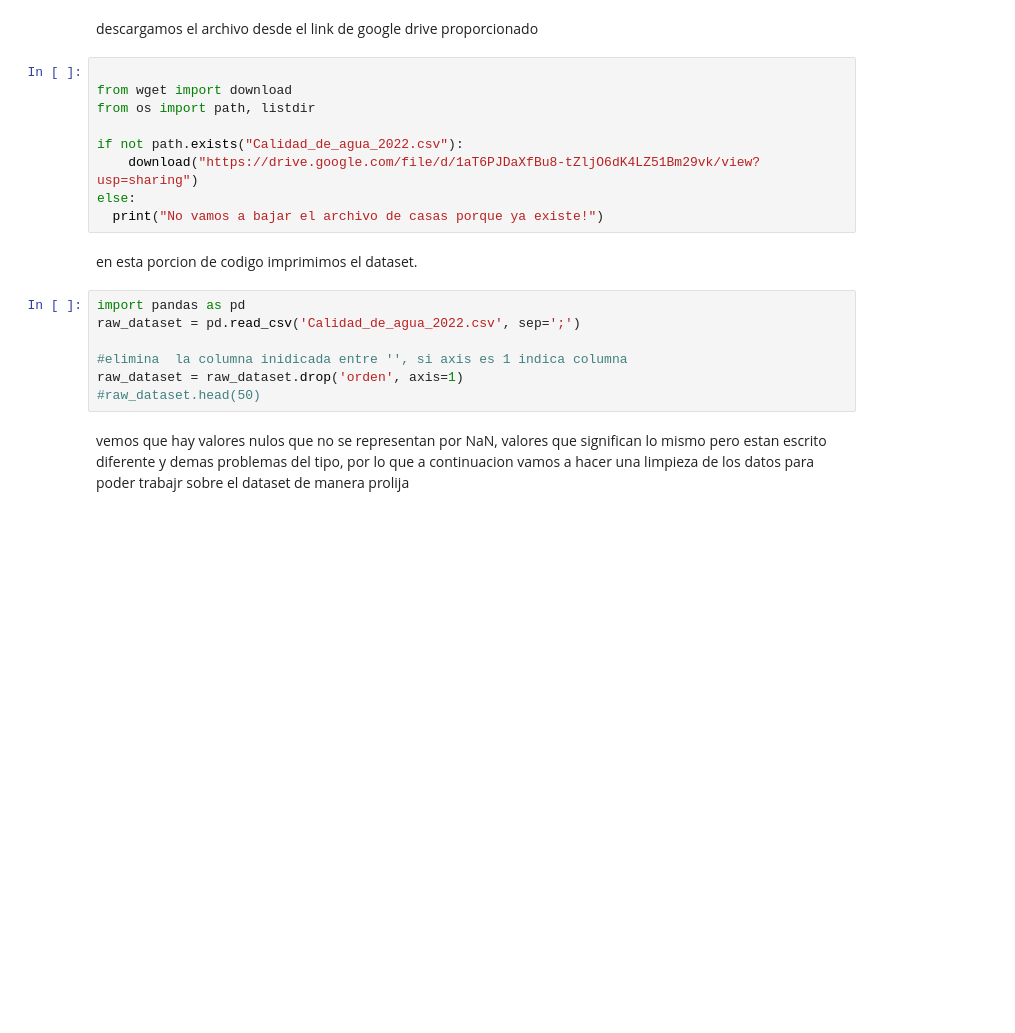
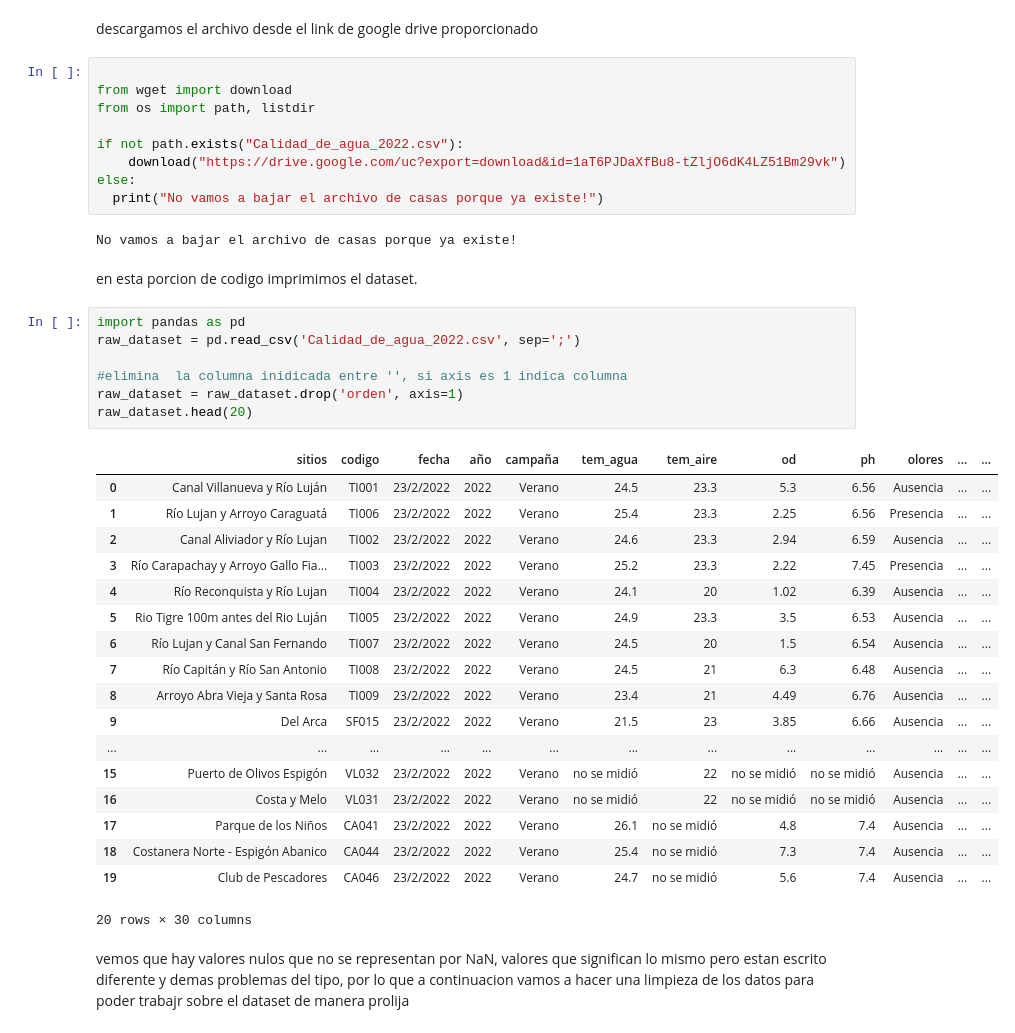
Before and after one commit to joegoicoechea24/TPespecial, a Jupyter notebook: tp.ipynb, the cells around one changed output. Saved outputs shown, nothing was run; the diff lists cells and outputs as text; blank space fills up the shorter version.

```diff
--- a/tp.ipynb
+++ b/tp.ipynb
@@ -6,18 +6,39 @@ from wget import download
 from os import path, listdir
 
 if not path.exists("Calidad_de_agua_2022.csv"):
-    download("https://drive.google.com/file/d/1aT6PJDaXfBu8-tZljO6dK4LZ51Bm29vk/view?usp=sharing")
+    download("https://drive.google.com/uc?export=download&id=1aT6PJDaXfBu8-tZljO6dK4LZ51Bm29vk")
 else:
   print("No vamos a bajar el archivo de casas porque ya existe!")
+# %% [output]
+No vamos a bajar el archivo de casas porque ya existe!
 # %% [markdown]
 en esta porcion de codigo imprimimos el dataset.
 # %%
 import pandas as pd
 raw_dataset = pd.read_csv('Calidad_de_agua_2022.csv', sep=';')
 
 #elimina  la columna inidicada entre '', si axis es 1 indica columna
 raw_dataset = raw_dataset.drop('orden', axis=1)
-#raw_dataset.head(50)
+raw_dataset.head(20)
+# %% [output]
+|  | sitios | codigo | fecha | año | campaña | tem_agua | tem_aire | od | ph | olores | ... | ... |
+| 0 | Canal Villanueva y Río Luján | TI001 | 23/2/2022 | 2022 | Verano | 24.5 | 23.3 | 5.3 | 6.56 | Ausencia | ... | ... |
+| 1 | Río Lujan y Arroyo Caraguatá | TI006 | 23/2/2022 | 2022 | Verano | 25.4 | 23.3 | 2.25 | 6.56 | Presencia | ... | ... |
+| 2 | Canal Aliviador y Río Lujan | TI002 | 23/2/2022 | 2022 | Verano | 24.6 | 23.3 | 2.94 | 6.59 | Ausencia | ... | ... |
+| 3 | Río Carapachay y Arroyo Gallo Fia... | TI003 | 23/2/2022 | 2022 | Verano | 25.2 | 23.3 | 2.22 | 7.45 | Presencia | ... | ... |
+| 4 | Río Reconquista y Río Lujan | TI004 | 23/2/2022 | 2022 | Verano | 24.1 | 20 | 1.02 | 6.39 | Ausencia | ... | ... |
+| 5 | Rio Tigre 100m antes del Rio Luján | TI005 | 23/2/2022 | 2022 | Verano | 24.9 | 23.3 | 3.5 | 6.53 | Ausencia | ... | ... |
+| 6 | Río Lujan y Canal San Fernando | TI007 | 23/2/2022 | 2022 | Verano | 24.5 | 20 | 1.5 | 6.54 | Ausencia | ... | ... |
+| 7 | Río Capitán y Río San Antonio | TI008 | 23/2/2022 | 2022 | Verano | 24.5 | 21 | 6.3 | 6.48 | Ausencia | ... | ... |
+| 8 | Arroyo Abra Vieja y Santa Rosa | TI009 | 23/2/2022 | 2022 | Verano | 23.4 | 21 | 4.49 | 6.76 | Ausencia | ... | ... |
+| 9 | Del Arca | SF015 | 23/2/2022 | 2022 | Verano | 21.5 | 23 | 3.85 | 6.66 | Ausencia | ... | ... |
+| ... | ... | ... | ... | ... | ... | ... | ... | ... | ... | ... | ... | ... |
+| 15 | Puerto de Olivos Espigón | VL032 | 23/2/2022 | 2022 | Verano | no se midió | 22 | no se midió | no se midió | Ausencia | ... | ... |
+| 16 | Costa y Melo | VL031 | 23/2/2022 | 2022 | Verano | no se midió | 22 | no se midió | no se midió | Ausencia | ... | ... |
+| 17 | Parque de los Niños | CA041 | 23/2/2022 | 2022 | Verano | 26.1 | no se midió | 4.8 | 7.4 | Ausencia | ... | ... |
+| 18 | Costanera Norte - Espigón Abanico | CA044 | 23/2/2022 | 2022 | Verano | 25.4 | no se midió | 7.3 | 7.4 | Ausencia | ... | ... |
+| 19 | Club de Pescadores | CA046 | 23/2/2022 | 2022 | Verano | 24.7 | no se midió | 5.6 | 7.4 | Ausencia | ... | ... |
+20 rows × 30 columns
 # %% [markdown]
 vemos que hay valores nulos que no se representan por NaN, valores que significan lo mismo pero estan escrito diferente y demas problemas del tipo, por lo que a continuacion vamos a hacer una limpieza de los datos para poder trabajr sobre el dataset de manera prolija
 # %% [markdown]
```
Also changed, not shown: parts of 3 cells of this notebook, 1 other file.
